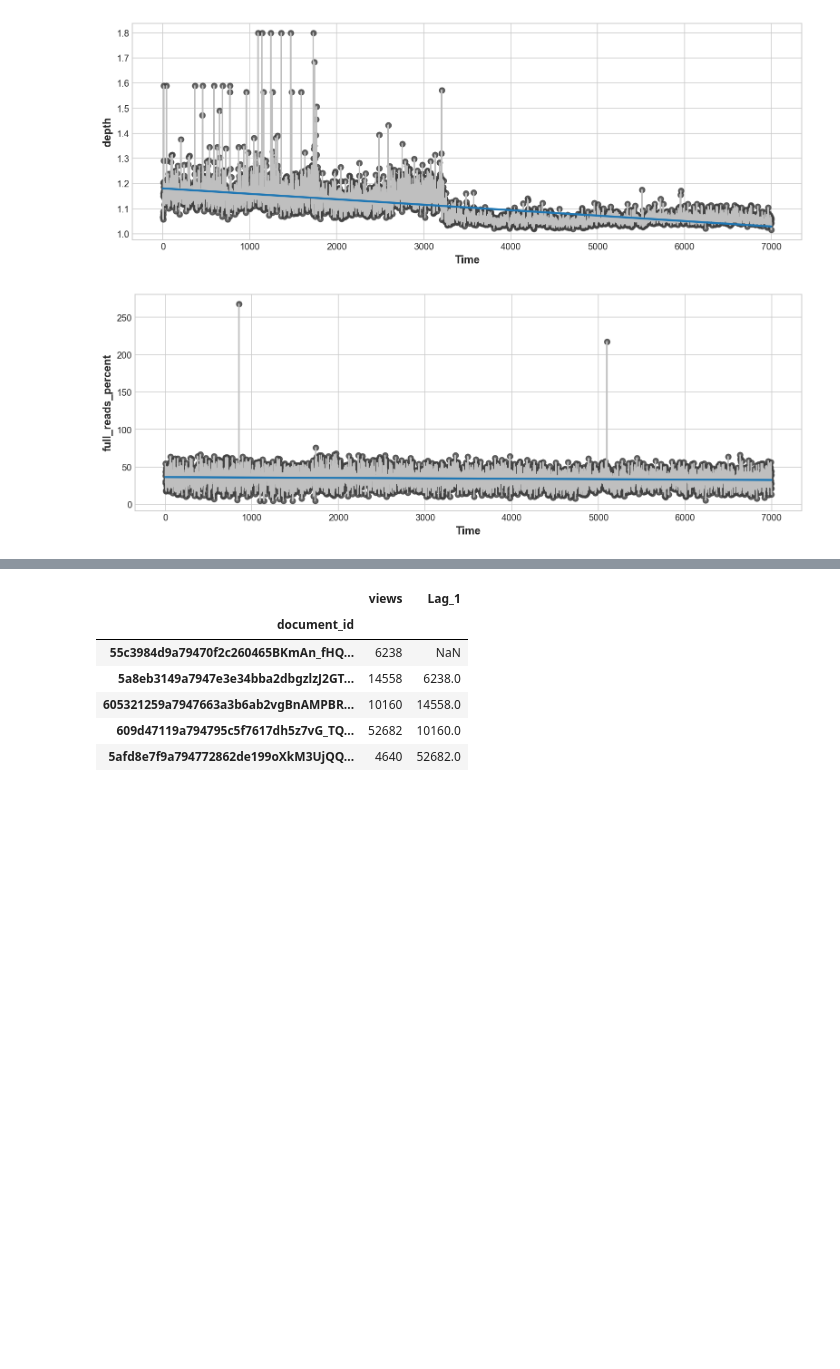
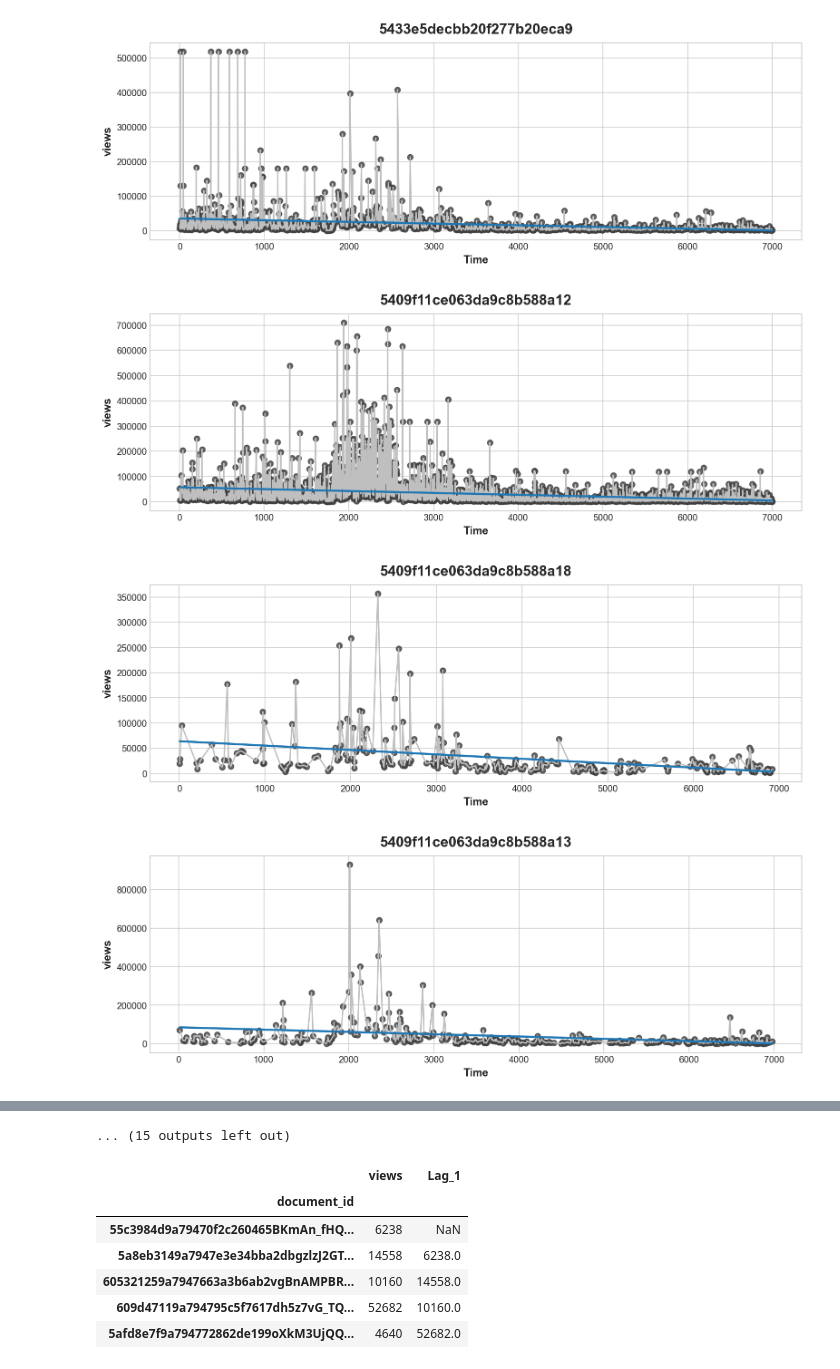
Before and after one commit to endovitskayaV/news, a Jupyter notebook: notebooks/my_solution_ts.ipynb, the cells around one changed output, grey strips where cells are left out. Saved outputs shown, nothing was run; the diff lists cells and outputs as text; code cells hidden in the pictures; blank space fills up the shorter version.

```diff
--- a/notebooks/my_solution_ts.ipynb
+++ b/notebooks/my_solution_ts.ipynb
@@ -41,5 +43,7 @@ df.head()
 | 609d47119a794795c5f7617dh5z7vG_TQ... | «Человек комсомольского агрессивн... | 2021-05-14 11:19:24 | h5z7vG_TQAu5Q7Nwp35LUw | ['5f80446c9a794717f5424cdb','5f84... | 5.675 | 5409f11ce063da9c8b588a12 | ['599ecfca9a79472da7fab0dd', '540... | 52682 | 1.088 | ... |
 | 5afd8e7f9a794772862de199oXkM3UjQQ... | От Улюкаева до Сердюкова: кто из ... | 2021-05-17 14:40:01 | oXkM3UjQQRK7NZTlmVi63A | ['596360489a7947894da539d3'] | 0.670 | 5409f11ce063da9c8b588a12 | ['5409f144e063daa0f408ad26', '540... | 4640 | 1.057 | ... |
 # %%
-#df=df[df['views']<40000]
+df=df[df['views']<1_000_000]
+# %%
+cats=df.category.unique()
 # %%
@@ -119,52 +73,10 @@ ax = sns.regplot(x='Time', y='full_reads_percent', data=df, ci=None, scatter_kws
-# %%
-import matplotlib.pyplot as plt
-import seaborn as sns
-plt.style.use("seaborn-whitegrid")
-plt.rc(
-    "figure",
-    autolayout=True,
-    figsize=(11, 4),
-    titlesize=18,
-    titleweight='bold',
-)
-plt.rc(
-    "axes",
-    labelweight="bold",
-    labelsize="large",
-    titleweight="bold",
-    titlesize=16,
-    titlepad=10,
-)
-%config InlineBackend.figure_format = 'retina'
-
-fig, ax = plt.subplots()
-ax.plot('Time', 'depth', data=df, color='0.75')
-ax = sns.regplot(x='Time', y='depth', data=df, ci=None, scatter_kws=dict(color='0.25'))
-# %% [output]
-[figure, removed]
-# %%
-import matplotlib.pyplot as plt
-import seaborn as sns
-plt.style.use("seaborn-whitegrid")
-plt.rc(
-    "figure",
-    autolayout=True,
-    figsize=(11, 4),
-    titlesize=18,
-    titleweight='bold',
-)
-plt.rc(
-    "axes",
-    labelweight="bold",
-    labelsize="large",
-    titleweight="bold",
-    titlesize=16,
-    titlepad=10,
-)
-%config InlineBackend.figure_format = 'retina'
-
-fig, ax = plt.subplots()
-ax.plot('Time', 'full_reads_percent', data=df, color='0.75')
-ax = sns.regplot(x='Time', y='full_reads_percent', data=df, ci=None, scatter_kws=dict(color='0.25'))
-# %% [output]
-[figure, removed]
+# %%
+for col in ['views', 'depth', 'full_reads_percent']:
+    for cat in cats:
+        d = df[df['category'] == cat]
+        show_timeline(d, col, cat)
+# %% [output]
+[figure, added]
+[figure, added]
+[figure, added]
+[figure, added]
@@ -171,3 +91,4 @@ ax = sns.regplot(x='Time', y='full_reads_percent', data=df, ci=None, scatter_kws
+... (15 outputs left out)
 # %%
 df['Lag_1'] = df['views'].shift(1)
 df_lag = df.reindex(columns=['views', 'Lag_1'])
```
Also changed, not shown: parts of 5 cells of this notebook.
